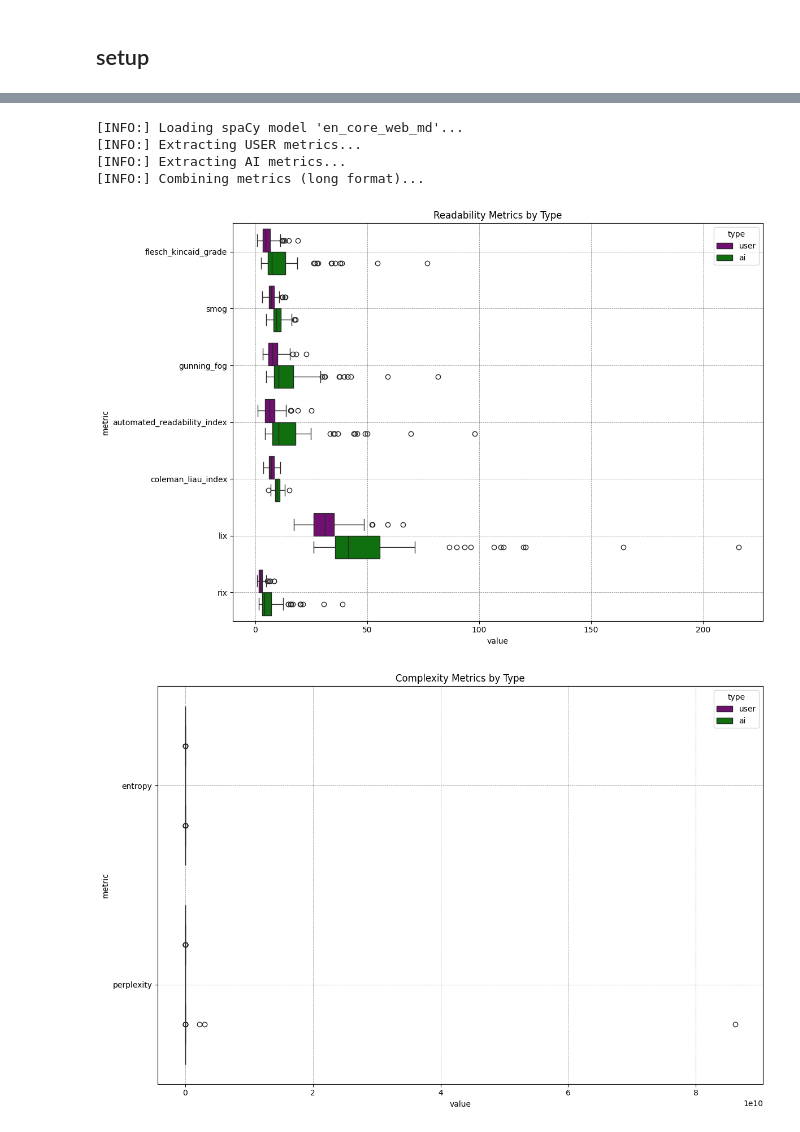
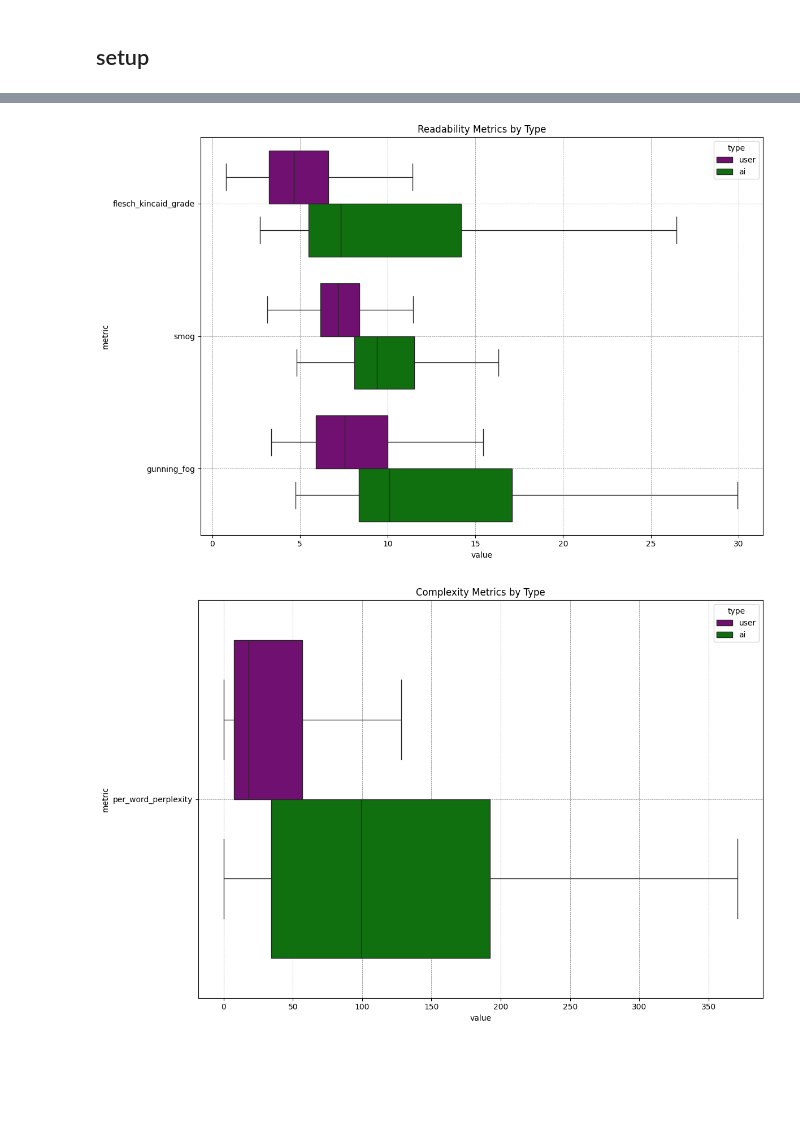
Before and after one commit to Halfidaldal/PENPAL_analysis, a Jupyter notebook: analysis/quick_analysis.ipynb, the cells around one changed output, grey strips where cells are left out. Saved outputs shown, nothing was run; the diff lists cells and outputs as text; code cells hidden in the pictures; blank space fills up the shorter version.

```diff
--- a/analysis/quick_analysis.ipynb
+++ b/analysis/quick_analysis.ipynb
@@ -6,6 +6,9 @@ import textdescriptives as td
 import spacy
 import matplotlib.pyplot as plt
 import seaborn as sns
+from matplotlib.patches import Patch
+import numpy as np
+import statsmodels.formula.api as smf
 
-# !python -m spacy download en_core_web_md
-# nlp = spacy.load('en_core_web_md')
+df_full = pd.read_parquet('../data/TEXT/processed/full_story_surface_metrics.parquet')
+df_inter = pd.read_parquet('../data/TEXT/processed/interaction_level_surface_metrics.parquet')
@@ -14,3 +14,0 @@ ModuleNotFoundError: No module named 'textdescriptives'
-# %%
-# df_inter = pd.read_csv(r'/work/PENPAL/PENPAL_analysis/data/TEXT/interim/interaction_level_stories_filtered.csv')
-df_full = pd.read_csv('/work/PENPAL/PENPAL_analysis/data/TEXT/interim/stories_full_text_filtered.csv')
@@ -88,11 +16,0 @@ def get_descriptive_metrics_dual_long(
-# %%
-df_metrics_long = get_descriptive_metrics_dual_long(
-    df=df_full,
-    user_col="full_user",
-    ai_col="full_ai"
-)
-# %% [output]
-[INFO:] Loading spaCy model 'en_core_web_md'...
-[INFO:] Extracting USER metrics...
-[INFO:] Extracting AI metrics...
-[INFO:] Combining metrics (long format)...
@@ -101,9 +17,8 @@ df_metrics_long = pd.read_parquet('/work/PENPAL/PENPAL_analysis/data/TEXT/proces
 # %%
 readability = ['flesch_kincaid_grade', 'smog',
-       'gunning_fog', 'automated_readability_index', 'coleman_liau_index',
-       'lix', 'rix']
+       'gunning_fog']
 
-df_long = df_metrics_long.melt(id_vars='type', value_vars=readability, var_name='metric', value_name='value')
+df_long = df_full.melt(id_vars='type', value_vars=readability, var_name='metric', value_name='value')
 
 plt.figure(figsize=(12, 8))
 sns.boxplot(
@@ -111,35 +26,38 @@ sns.boxplot(
     y='metric',        # readability metric on the y-axis
     x='value',         # value on the x-axis
     hue='type',        # group by type
-    palette=['#FF7F00', '#377EB8'],
-    orient='h'         # horizontal orientation
+    palette=['purple', 'green'],
+    orient='h',         # horizontal orientation
+    showfliers = False
 )
 plt.title('Readability Metrics by Type')
 plt.tight_layout()
 plt.grid(color='grey', linestyle='--', linewidth=0.5)
 plt.show()
 # %% [output]
-[figure, old version]
+[figure, new version]
 # %%
-complexity = ['entropy', 'perplexity']
-df_long = df_metrics_long.melt(id_vars='type', value_vars=complexity, var_name='metric', value_name='value')
+# complexity = ['entropy', 'perplexity']
+complexity = ['per_word_perplexity']
+df_long = df_full.melt(id_vars='type', value_vars=complexity, var_name='metric', value_name='value')
 
 plt.figure(figsize=(12, 8))
 sns.boxplot(
     data=df_long,
     y='metric',        # complexity metric on the y-axis
     x='value',         # value on the x-axis
     hue='type',        # group by type
-    palette=['#FF7F00', '#377EB8'],
-    orient='h'         # horizontal orientation
+    palette=['purple', 'green'],
+    orient='h',         # horizontal orientation
+    showfliers=False
 )
 
 
 plt.title('Complexity Metrics by Type')
 plt.tight_layout()
 plt.grid(color='grey', linestyle='--', linewidth=0.5)
 plt.show()
 # %% [output]
-[figure, old version]
+[figure, new version]
 # %%
 coherence = ['first_order_coherence', 'second_order_coherence']
```
Also changed, not shown: parts of 31 cells of this notebook.
